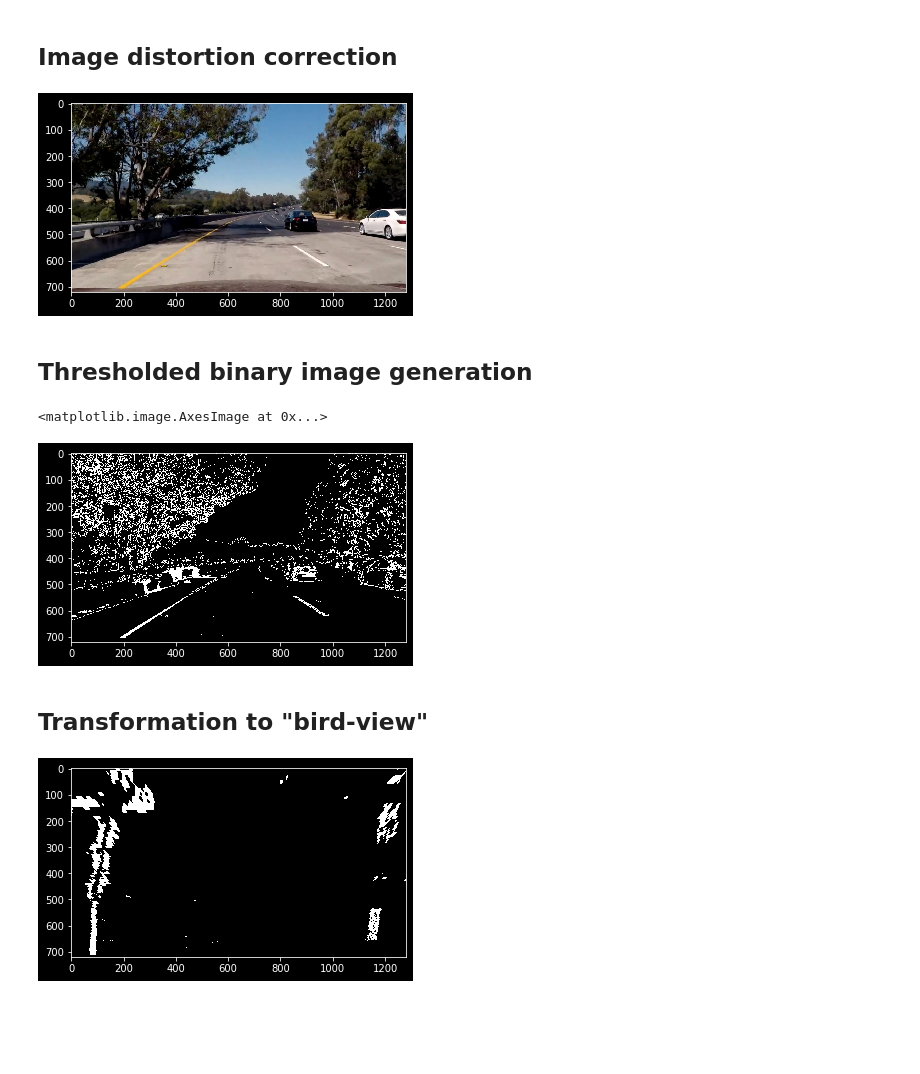
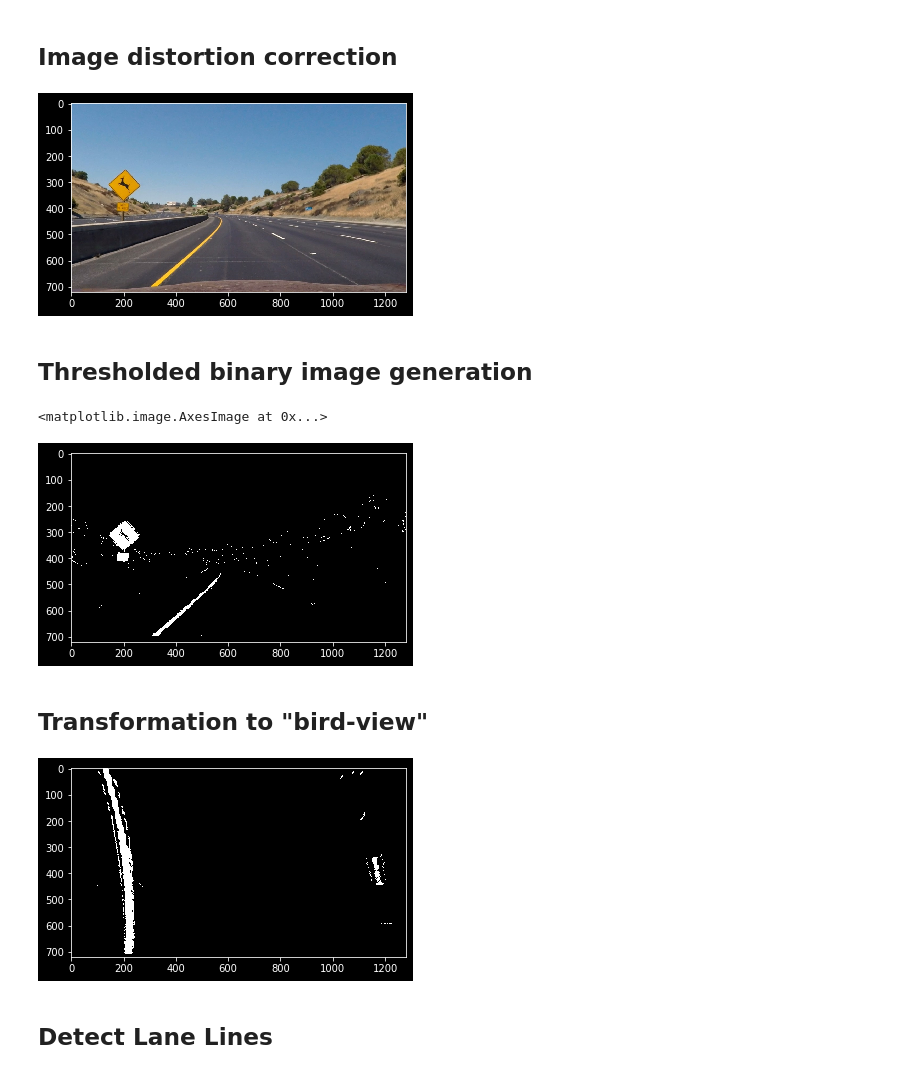
Before and after one commit to LukasLeonardKoening/Advanced-Lane-Finding, a Jupyter notebook: Advanced_Lane_Finding.ipynb, the cells around one changed output. Saved outputs shown, nothing was run; the diff lists cells and outputs as text; code cells hidden in the pictures; blank space fills up the shorter version.

Commit message:
Added lane finding

```diff
--- a/Advanced_Lane_Finding.ipynb
+++ b/Advanced_Lane_Finding.ipynb
@@ -20,7 +20,7 @@ import matplotlib.pyplot as plt
 import matplotlib.image as mpl_img
 import glob
 
-test_image = plt.imread("test_images/test5.jpg")
+test_image = plt.imread("test_images/test2.jpg")
 plt.imsave("output_images/original_image.jpg", test_image)
 # %% [markdown]
 ## Camera Calibration
@@ -87,7 +87,7 @@ undistort_img = undistortImage(test_image, op, ip)
 plt.imshow(undistort_img)
 plt.imsave("output_images/undistorted_image.jpg", undistort_img)
 # %% [output]
-[figure, old version]
+[figure, new version]
 # %% [markdown]
 ## Thresholded binary image generation
 # %%
@@ -222,38 +222,38 @@ def create_thresholded_binary_image(rgb_image):
     Function takes in an RGB image and returns an thresholded binary image with the lane lines
     """
     # Thresholds
     lower_s_threshold = 180
     upper_s_threshold = 255
 
     # Color conversions
     hls = cv2.cvtColor(rgb_image, cv2.COLOR_RGB2HLS)
     s_hls = hls[:,:,2]
 
     # Color thresholds
     color_based_threshold = (s_hls > lower_s_threshold) & (s_hls <= upper_s_threshold)
 
     # Sobel thresholds
     ksize = 3 # Sobel kernel size
 
-    gradx = abs_sobel_thresh(rgb_image, orient='x', sobel_kernel=ksize, thresh=(20, 100)) #20, 50
-    grady = abs_sobel_thresh(rgb_image, orient='y', sobel_kernel=ksize, thresh=(20, 100)) #20, 50
-    mag_binary = mag_thresh(rgb_image, sobel_kernel=ksize, mag_thresh=(40, 75))
-    dir_binary = dir_threshold(rgb_image, sobel_kernel=ksize, thresh=(0, 1.28))
+    gradx = abs_sobel_thresh(rgb_image, orient='x', sobel_kernel=ksize, thresh=(45, 100)) #20, 50
+    grady = abs_sobel_thresh(rgb_image, orient='y', sobel_kernel=ksize, thresh=(45, 100)) #20, 50
+    mag_binary = mag_thresh(rgb_image, sobel_kernel=ksize, mag_thresh=(60, 85))
+    dir_binary = dir_threshold(rgb_image, sobel_kernel=ksize, thresh=(np.pi/4, np.pi/3))
 
     sobel_based_threshold = ((gradx == 1) & (grady == 1)) | ((mag_binary == 1) & (dir_binary == 1))
 
     # Binary image creation
     binary = np.zeros_like(s_hls)
     binary[(color_based_threshold | sobel_based_threshold)] = 1
 
     return binary
 
 thresholded_img = create_thresholded_binary_image(undistort_img)
 plt.imsave("output_images/thresholded_image.jpg", thresholded_img)
 plt.imshow(thresholded_img, cmap="gray")
 # %% [output]
 <matplotlib.image.AxesImage at 0x...>
-[figure, old version]
+[figure, new version]
 # %% [markdown]
 ## Transformation to "bird-view"
 # %%
@@ -273,7 +273,7 @@ def transform_road(binary_image):
     #plt.show()
 
     # Select source points
-    src = np.float32([[557, 465], [735, 465], [90, ysize], [xsize-20, ysize]])
+    src = np.float32([[550, 465], [735, 465], [90, ysize], [xsize-20, ysize]])
 
     # Select destination points
     dest = np.float32([[0,0],[xsize,0],[0, ysize],[xsize,ysize]])
@@ -288,5 +288,7 @@ transformed_img = transform_road(thresholded_img)
 plt.imshow(transformed_img, cmap="gray")
 plt.imsave("output_images/transformed_image.jpg", transformed_img)
 # %% [output]
-[figure, old version]
+[figure, new version]
+# %% [markdown]
+## Detect Lane Lines
 # %%
```
Also changed, not shown: parts of 3 cells of this notebook, 5 other files.
